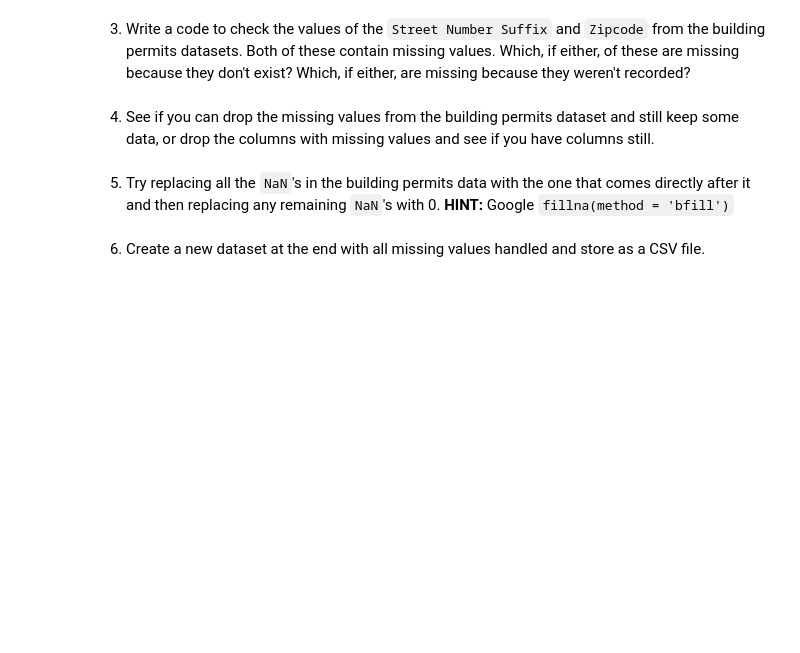
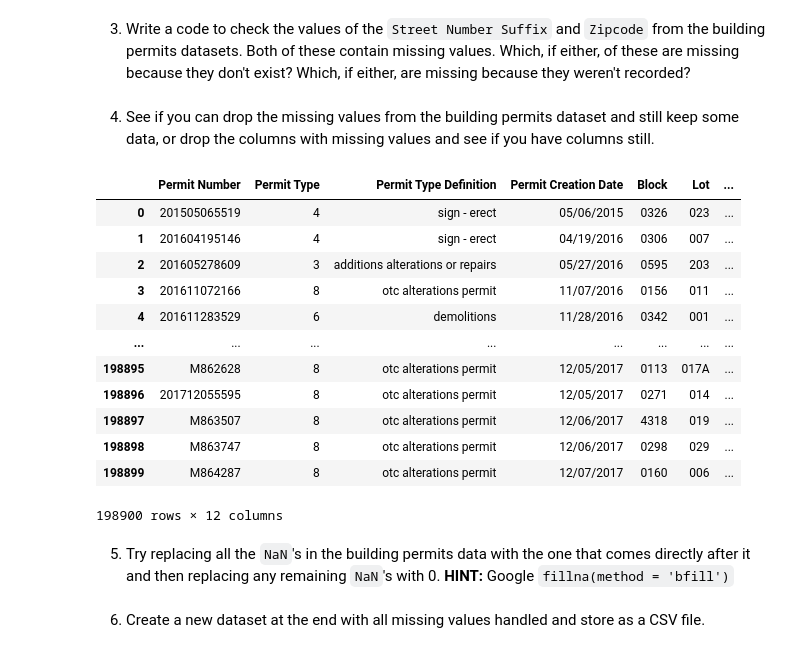
Before and after one commit to mohamed-ashry7/Data-Engineering-Lab, a Jupyter notebook: Lab5 - Data Cleaning/Lab5 - Data Cleaning.ipynb, the cells around one changed output. Cells and saved outputs as stored; diff of their text form; code cells hidden in the pictures; blank space fills up the shorter version.

```diff
--- a/Lab5 - Data Cleaning/Lab5 - Data Cleaning.ipynb
+++ b/Lab5 - Data Cleaning/Lab5 - Data Cleaning.ipynb
@@ -636,7 +657,7 @@ Download the dataset from the link provided and store it in your own data or wor
 # %% [markdown]
 1. Import the dataset and observe the first few rows
 # %%
-building_permits_df = pd.read_csv(get_path("Building_Permits.csv"),low_memory=False)
+building_permits_df = pd.read_csv(get_path("Building_Permits.csv",env_name='local'),low_memory=False)
 building_permits_df.head()
 # %% [output]
 |  | Permit Number | Permit Type | Permit Type Definition | Permit Creation Date | Block | Lot | ... |
@@ -652,5 +673,21 @@ building_permits_df.head()
 3. Write a code to check the values of the `Street Number Suffix` and `Zipcode` from the building permits datasets. Both of these contain missing values. Which, if either, of these are missing because they don't exist? Which, if either, are missing because they weren't recorded?
 # %% [markdown]
 4. See if you can drop the missing values from the building permits dataset and still keep some data, or drop the columns with missing values and see if you have columns still.
+# %%
+building_permits_df.dropna(axis=1)
+# %% [output]
+|  | Permit Number | Permit Type | Permit Type Definition | Permit Creation Date | Block | Lot | ... |
+| 0 | 201505065519 | 4 | sign - erect | 05/06/2015 | 0326 | 023 | ... |
+| 1 | 201604195146 | 4 | sign - erect | 04/19/2016 | 0306 | 007 | ... |
+| 2 | 201605278609 | 3 | additions alterations or repairs | 05/27/2016 | 0595 | 203 | ... |
+| 3 | 201611072166 | 8 | otc alterations permit | 11/07/2016 | 0156 | 011 | ... |
+| 4 | 201611283529 | 6 | demolitions | 11/28/2016 | 0342 | 001 | ... |
+| ... | ... | ... | ... | ... | ... | ... | ... |
+| 198895 | M862628 | 8 | otc alterations permit | 12/05/2017 | 0113 | 017A | ... |
+| 198896 | 201712055595 | 8 | otc alterations permit | 12/05/2017 | 0271 | 014 | ... |
+| 198897 | M863507 | 8 | otc alterations permit | 12/06/2017 | 4318 | 019 | ... |
+| 198898 | M863747 | 8 | otc alterations permit | 12/06/2017 | 0298 | 029 | ... |
+| 198899 | M864287 | 8 | otc alterations permit | 12/07/2017 | 0160 | 006 | ... |
+198900 rows × 12 columns
 # %% [markdown]
 5. Try replacing all the `NaN`'s in the building permits data with the one that comes directly after it and then replacing any remaining `NaN`'s with 0. **HINT:** Google `fillna(method = 'bfill')`
```
Also changed, not shown: parts of 7 cells of this notebook, 2 other files.
